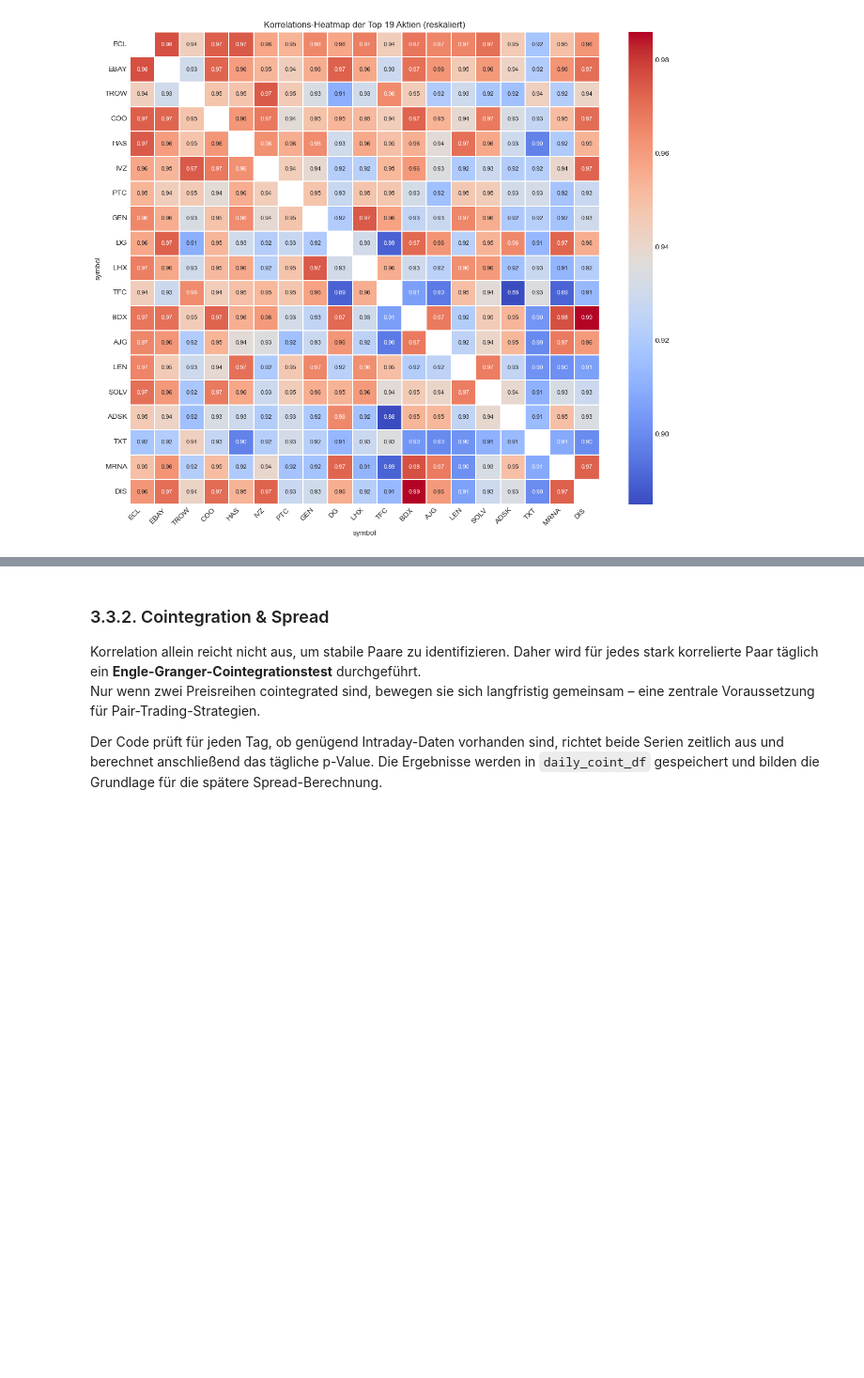
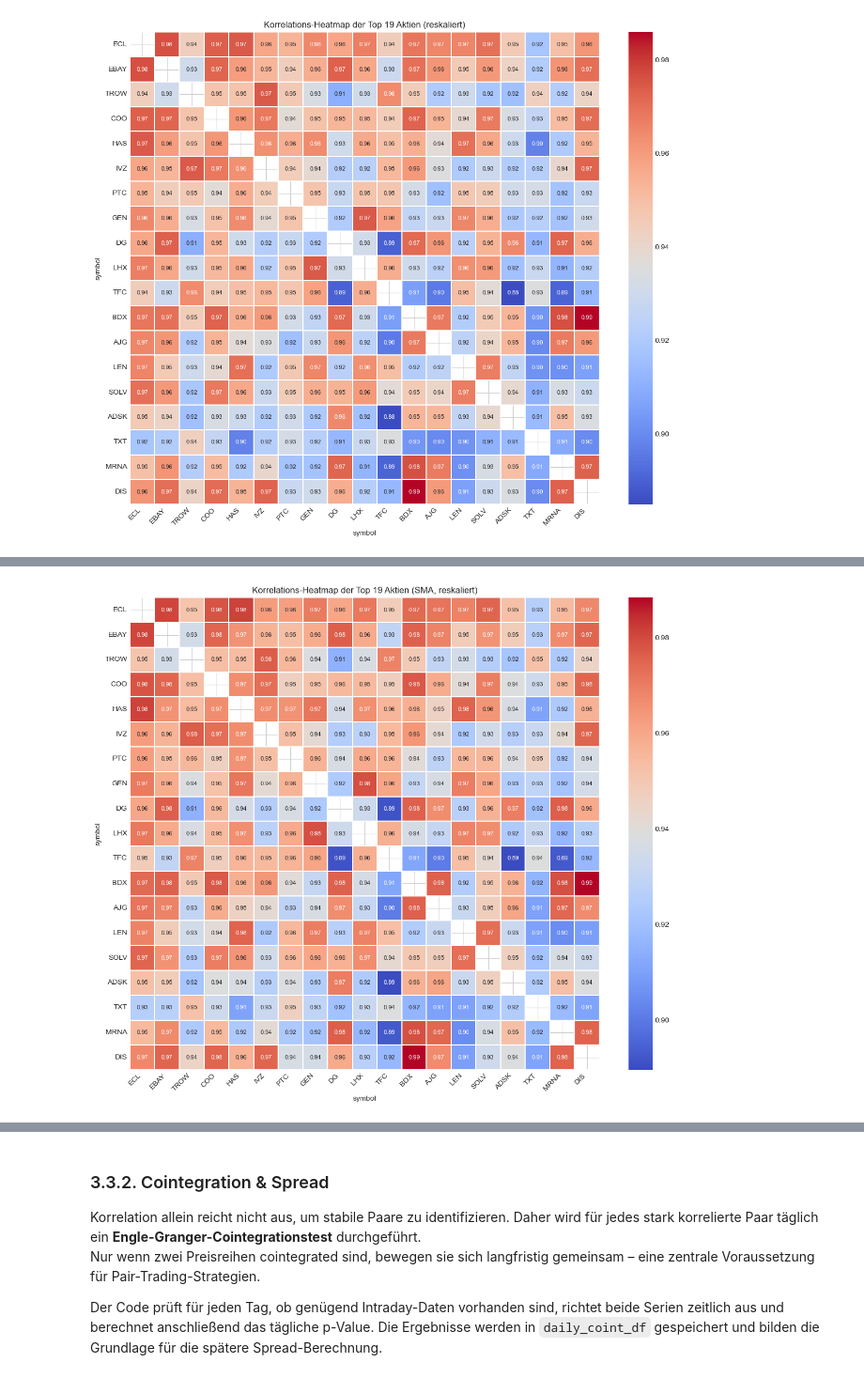
Before and after one commit to RyanMikus/pairs_trading_ml_hs25, a Jupyter notebook: 03_Explorative_Datenanalyse.ipynb, the cells around one changed output, grey strips where cells are left out. Shown at 94% size. Cells and saved outputs as stored; diff of their text form; code cells hidden in the pictures; blank space fills up the shorter version.

```diff
--- a/03_Explorative_Datenanalyse.ipynb
+++ b/03_Explorative_Datenanalyse.ipynb
@@ -704,0 +707,80 @@ Min/Max der Off-Diagonal-Korrelationen: 0.8849414902038192 0.9859432021127057
+# %%
+
+# Berechne den 20-Tage SMA für jede Aktie
+df_filled["SMA_20"] = df_filled.groupby("symbol")["close_filled"].transform(lambda x: x.rolling(20).mean())
+
+# Berechne den 20-Tage EMA für jede Aktie
+df_filled["EMA_20"] = df_filled.groupby("symbol")["close_filled"].transform(lambda x: x.ewm(span=20).mean())
+
+# Pivotieren der Daten für SMA_20
+sma_data = df_filled.pivot_table(index="datetime", columns="symbol", values="SMA_20")
+
+# Pivotieren der Daten für EMA_20
+ema_data = df_filled.pivot_table(index="datetime", columns="symbol", values="EMA_20")
+
+# Berechne die Korrelation der SMA- und EMA-Werte
+sma_corr = sma_data.corr()  # Korrelation der SMA-Werte
+ema_corr = ema_data.corr()  # Korrelation der EMA-Werte
+
+# Liste der Aktien in der gleichen Reihenfolge wie im Bild
+symbols_in_order = [
+    "ECL", "EBAY", "TROW", "COO", "HAS", "IVZ", "PTC", "GEN", "DG", "LHX",
+    "TFC", "BDX", "AJG", "LEN", "SOLV", "ADSK", "TXT", "MRNA", "DIS"
+]
+
+# Submatrix der Korrelationen für diese spezifischen Aktien
+sma_corr_sub = sma_corr.loc[symbols_in_order, symbols_in_order]
+ema_corr_sub = ema_corr.loc[symbols_in_order, symbols_in_order]
+
+# Maske für die Diagonale (1.0-Werte)
+mask = np.eye(len(sma_corr_sub), dtype=bool)
+
+# Berechne den minimalen und maximalen Wert der Off-Diagonal-Korrelationen
+offdiag_sma = sma_corr_sub.where(~pd.DataFrame(mask, index=sma_corr_sub.index, columns=sma_corr_sub.columns))
+offdiag_ema = ema_corr_sub.where(~pd.DataFrame(mask, index=ema_corr_sub.index, columns=ema_corr_sub.columns))
+
+vmin_sma = offdiag_sma.min().min()
+vmax_sma = offdiag_sma.max().max()
+
+vmin_ema = offdiag_ema.min().min()
+vmax_ema = offdiag_ema.max().max()
+
+# Heatmap für die SMA-Korrelationen
+plt.figure(figsize=(12, 10))
+sns.heatmap(
+    sma_corr_sub,
+    mask=mask,
+    cmap="coolwarm",
+    vmin=vmin_sma,
+    vmax=vmax_sma,
+    annot=True,
+    fmt=".2f",
+    linewidths=0.2,
+    annot_kws={"size": 8}
+)
+plt.title(f"Korrelations-Heatmap der Top 19 Aktien (SMA, reskaliert)")
+plt.xticks(rotation=45, ha="right")
+plt.yticks(rotation=0)
+plt.tight_layout()
+plt.show()
+
+# Heatmap für die EMA-Korrelationen
+plt.figure(figsize=(12, 10))
+sns.heatmap(
+    ema_corr_sub,
+    mask=mask,
+    cmap="coolwarm",
+    vmin=vmin_ema,
+    vmax=vmax_ema,
+    annot=True,
+    fmt=".2f",
+    linewidths=0.2,
+    annot_kws={"size": 8}
+)
+plt.title(f"Korrelations-Heatmap der Top 19 Aktien (EMA, reskaliert)")
+plt.xticks(rotation=45, ha="right")
+plt.yticks(rotation=0)
+plt.tight_layout()
+plt.show()
+# %% [output]
+[figure, added]
```
Also changed, not shown: parts of 6 cells of this notebook.
